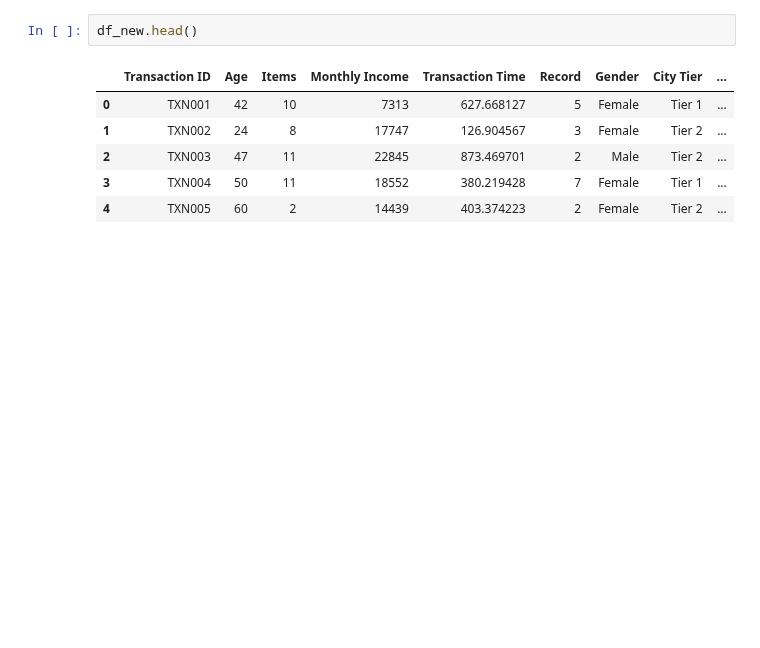
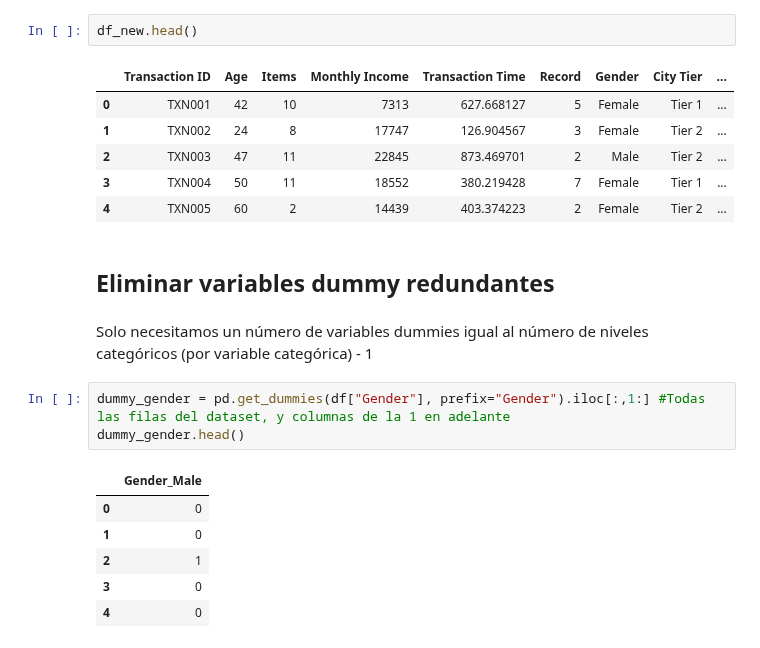
Before and after one commit to DGV1995/Machine-Learning-Data-Science, a Jupyter notebook: My notebooks/T4 - 5 - Linear Regression - Problemas con la regresión lineal.ipynb, the cells around one changed output. Cells and saved outputs as stored; diff of their text form; blank space fills up the shorter version.

```diff
--- a/My notebooks/T4 - 5 - Linear Regression - Problemas con la regresión lineal.ipynb
+++ b/My notebooks/T4 - 5 - Linear Regression - Problemas con la regresión lineal.ipynb
@@ -167,3 +167,17 @@ df_new.head()
 | 2 | TXN003 | 47 | 11 | 22845 | 873.469701 | 2 | Male | Tier 2 | ... |
 | 3 | TXN004 | 50 | 11 | 18552 | 380.219428 | 7 | Female | Tier 1 | ... |
 | 4 | TXN005 | 60 | 2 | 14439 | 403.374223 | 2 | Female | Tier 2 | ... |
+# %% [markdown]
+## Eliminar variables dummy redundantes
+# %% [markdown]
+Solo necesitamos un número de variables dummies igual al número de niveles categóricos (por variable categórica) - 1
+# %%
+dummy_gender = pd.get_dummies(df["Gender"], prefix="Gender").iloc[:,1:] #Todas las filas del dataset, y columnas de la 1 en adelante
+dummy_gender.head()
+# %% [output]
+|  | Gender_Male |
+| 0 | 0 |
+| 1 | 0 |
+| 2 | 1 |
+| 3 | 0 |
+| 4 | 0 |
```
Also changed, not shown: parts of 12 cells of this notebook, 1 other file.
